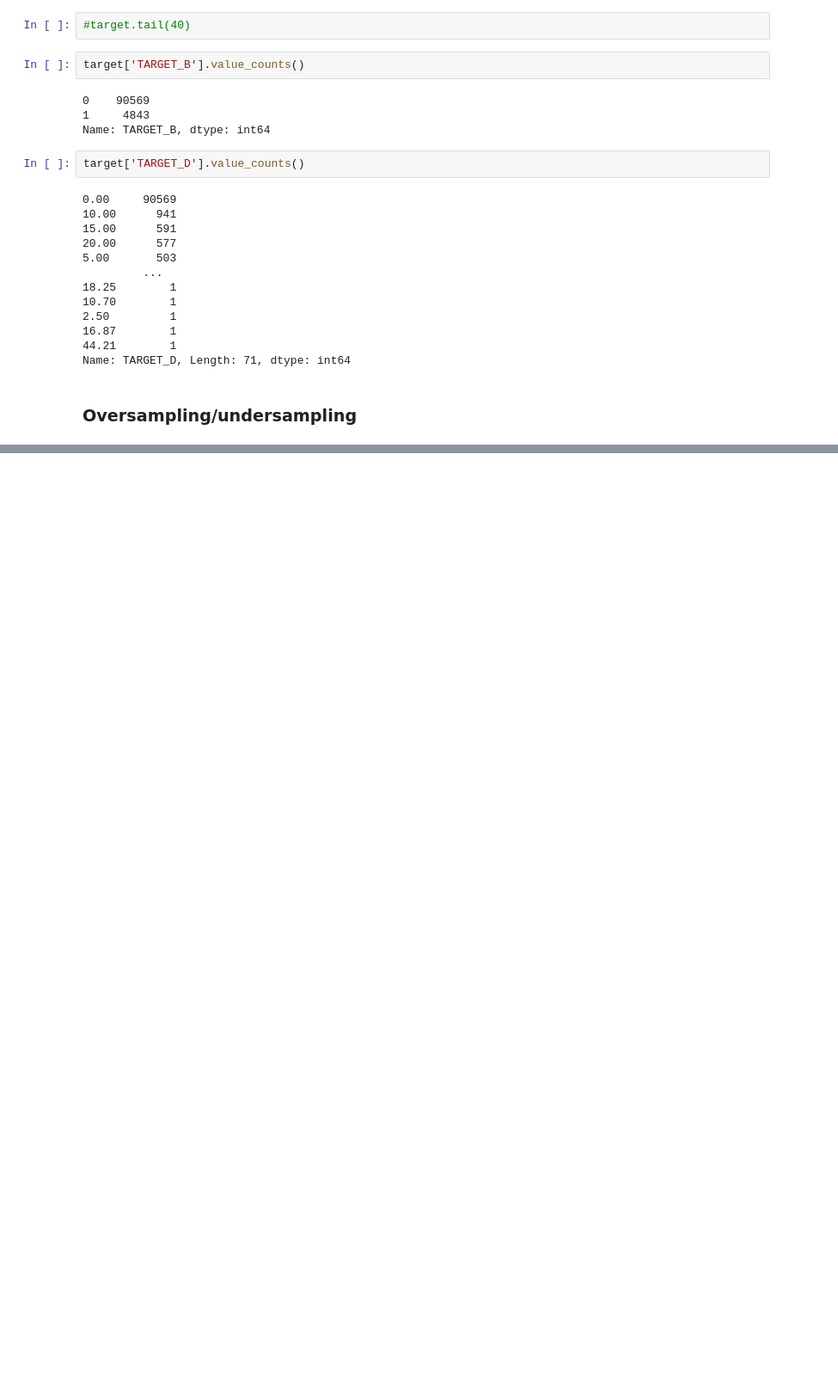
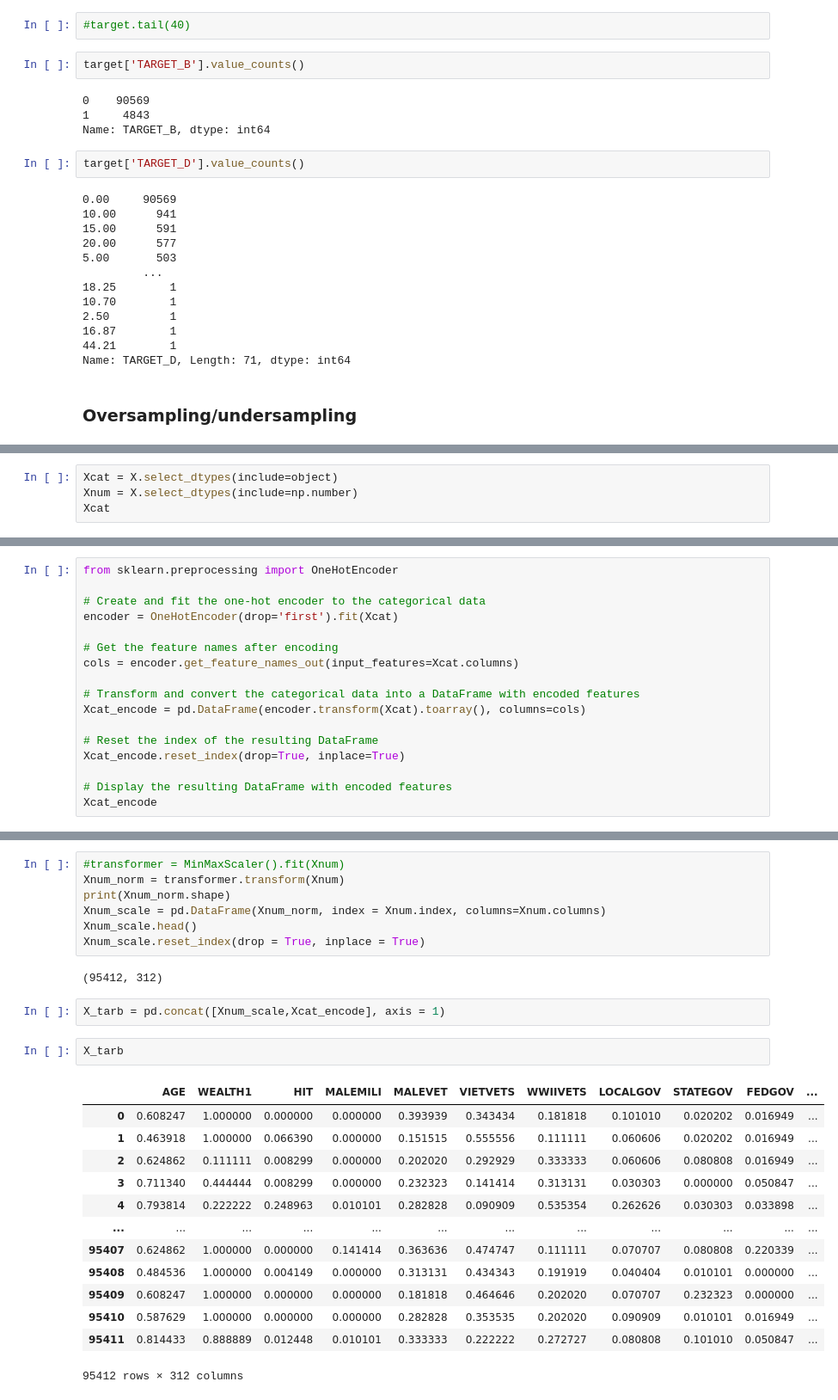
Before and after one commit to katchuli/lab-handling-data-imbalance-classification, a Jupyter notebook: LAB_Handling_Data _Imbalance_in_Classification_Models.ipynb, the cells around one changed output, grey strips where cells are left out. Shown at 86% size. Saved outputs shown, nothing was run; the diff lists cells and outputs as text; blank space fills up the shorter version.

```diff
--- a/LAB_Handling_Data _Imbalance_in_Classification_Models.ipynb
+++ b/LAB_Handling_Data _Imbalance_in_Classification_Models.ipynb
@@ -307,0 +535,4 @@ print(train_score)
+# %%
+Xcat = X.select_dtypes(include=object)
+Xnum = X.select_dtypes(include=np.number)
+Xcat
@@ -307,0 +553,17 @@ print(train_score)
+# %%
+from sklearn.preprocessing import OneHotEncoder
+
+# Create and fit the one-hot encoder to the categorical data
+encoder = OneHotEncoder(drop='first').fit(Xcat)
+
+# Get the feature names after encoding
+cols = encoder.get_feature_names_out(input_features=Xcat.columns)
+
+# Transform and convert the categorical data into a DataFrame with encoded features
+Xcat_encode = pd.DataFrame(encoder.transform(Xcat).toarray(), columns=cols)
+
+# Reset the index of the resulting DataFrame
+Xcat_encode.reset_index(drop=True, inplace=True)
+
+# Display the resulting DataFrame with encoded features
+Xcat_encode
@@ -307,0 +584,27 @@ print(train_score)
+# %%
+#transformer = MinMaxScaler().fit(Xnum)
+Xnum_norm = transformer.transform(Xnum)
+print(Xnum_norm.shape)
+Xnum_scale = pd.DataFrame(Xnum_norm, index = Xnum.index, columns=Xnum.columns)
+Xnum_scale.head()
+Xnum_scale.reset_index(drop = True, inplace = True)
+# %% [output]
+(95412, 312)
+# %%
+X_tarb = pd.concat([Xnum_scale,Xcat_encode], axis = 1)
+# %%
+X_tarb
+# %% [output]
+|  | AGE | WEALTH1 | HIT | MALEMILI | MALEVET | VIETVETS | WWIIVETS | LOCALGOV | STATEGOV | FEDGOV | ... |
+| 0 | 0.608247 | 1.000000 | 0.000000 | 0.000000 | 0.393939 | 0.343434 | 0.181818 | 0.101010 | 0.020202 | 0.016949 | ... |
+| 1 | 0.463918 | 1.000000 | 0.066390 | 0.000000 | 0.151515 | 0.555556 | 0.111111 | 0.060606 | 0.020202 | 0.016949 | ... |
+| 2 | 0.624862 | 0.111111 | 0.008299 | 0.000000 | 0.202020 | 0.292929 | 0.333333 | 0.060606 | 0.080808 | 0.016949 | ... |
+| 3 | 0.711340 | 0.444444 | 0.008299 | 0.000000 | 0.232323 | 0.141414 | 0.313131 | 0.030303 | 0.000000 | 0.050847 | ... |
+| 4 | 0.793814 | 0.222222 | 0.248963 | 0.010101 | 0.282828 | 0.090909 | 0.535354 | 0.262626 | 0.030303 | 0.033898 | ... |
+| ... | ... | ... | ... | ... | ... | ... | ... | ... | ... | ... | ... |
+| 95407 | 0.624862 | 1.000000 | 0.000000 | 0.141414 | 0.363636 | 0.474747 | 0.111111 | 0.070707 | 0.080808 | 0.220339 | ... |
+| 95408 | 0.484536 | 1.000000 | 0.004149 | 0.000000 | 0.313131 | 0.434343 | 0.191919 | 0.040404 | 0.010101 | 0.000000 | ... |
+| 95409 | 0.608247 | 1.000000 | 0.000000 | 0.000000 | 0.181818 | 0.464646 | 0.202020 | 0.070707 | 0.232323 | 0.000000 | ... |
+| 95410 | 0.587629 | 1.000000 | 0.000000 | 0.000000 | 0.282828 | 0.353535 | 0.202020 | 0.090909 | 0.010101 | 0.016949 | ... |
+| 95411 | 0.814433 | 0.888889 | 0.012448 | 0.010101 | 0.333333 | 0.222222 | 0.272727 | 0.080808 | 0.101010 | 0.050847 | ... |
+95412 rows × 312 columns
```
Also changed, not shown: parts of 59 cells of this notebook.
